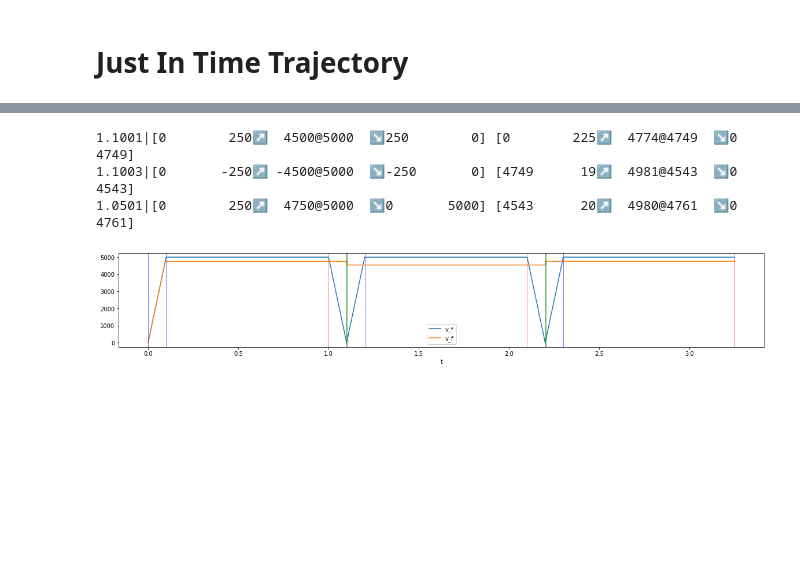
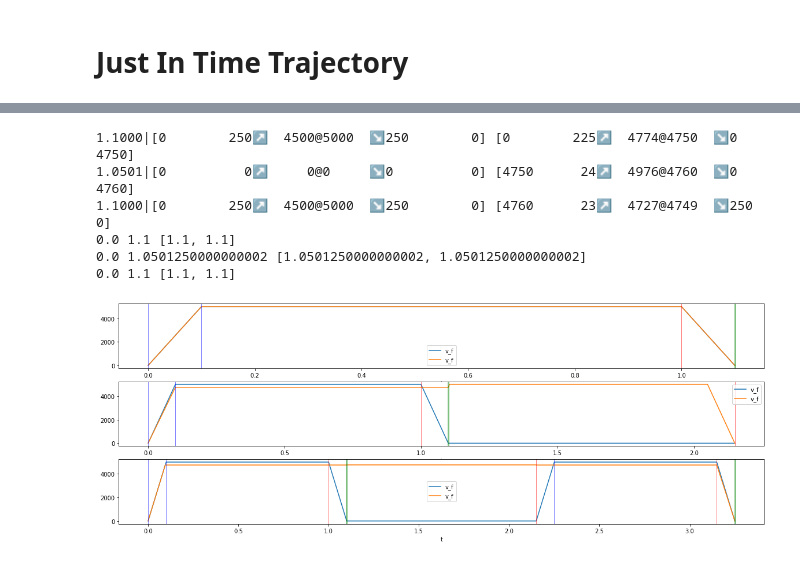
Before and after one commit to Busboombot/trajectory, a Jupyter notebook: design/Notebooks/JITTrajectory.ipynb, the cells around one changed output, grey strips where cells are left out. Saved outputs shown, nothing was run; the diff lists cells and outputs as text; code cells hidden in the pictures; blank space fills up the shorter version.

```diff
--- a/design/Notebooks/JITTrajectory.ipynb
+++ b/design/Notebooks/JITTrajectory.ipynb
@@ -80,20 +94,26 @@ plot_segment_list(sl.dataframe)
 # %%
 sl = SegmentList([Joint(5_000, 50_000),Joint(5_000, 50_000)])
 
 x = 5000
 
-sl.rmove([x,x])
-sl.rmove([-x,x])
-sl.rmove([x,x])
+fig, axes = plt.subplots(3,1, figsize=(20,7))
+axes = np.ravel(axes)
+axi = 0
 
-sl.update()
+sl.rmove([x,x]) ; plot_segment_list(sl.dataframe, ax=axes[axi]); axi += 1
+sl.rmove([0,x]) ; plot_segment_list(sl.dataframe, ax=axes[axi]); axi += 1
+sl.rmove([x,x]) ; plot_segment_list(sl.dataframe, ax=axes[axi]); axi += 1
 
 print(sl)
 
-plot_segment_list(sl.dataframe)
+for s in sl.segments:
+    print(s.err_t, s.t, [js.t for js in s.joint_segments])
 # %% [output]
-1.1001|[0        250↗  4500@5000  ↘250        0] [0        225↗  4774@4749  ↘0       4749]
-1.1003|[0       -250↗ -4500@5000  ↘-250       0] [4749      19↗  4981@4543  ↘0       4543]
-1.0501|[0        250↗  4750@5000  ↘0       5000] [4543      20↗  4980@4761  ↘0       4761]
+1.1000|[0        250↗  4500@5000  ↘250        0] [0        225↗  4774@4750  ↘0       4750]
+1.0501|[0          0↗     0@0     ↘0          0] [4750      24↗  4976@4760  ↘0       4760]
+1.1000|[0        250↗  4500@5000  ↘250        0] [4760      23↗  4727@4749  ↘250        0]
+0.0 1.1 [1.1, 1.1]
+0.0 1.0501250000000002 [1.0501250000000002, 1.0501250000000002]
+0.0 1.1 [1.1, 1.1]
-[figure, old version]
+[figure, new version]
 # %%
```
Also changed, not shown: parts of 8 cells of this notebook, 2 other files.
